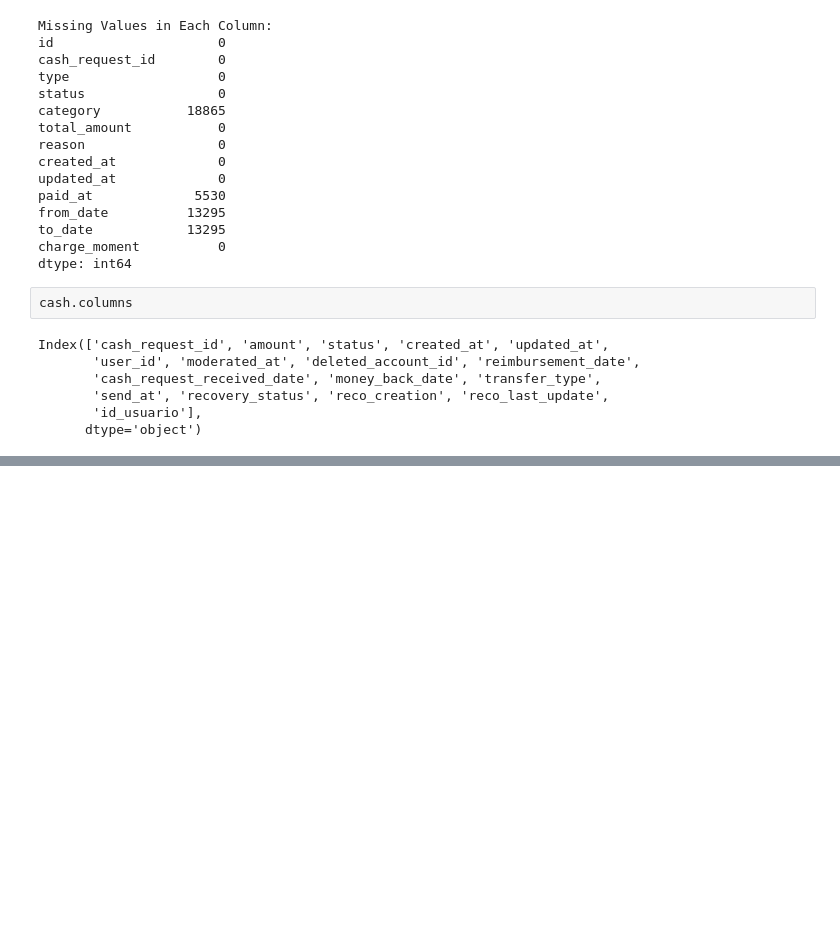
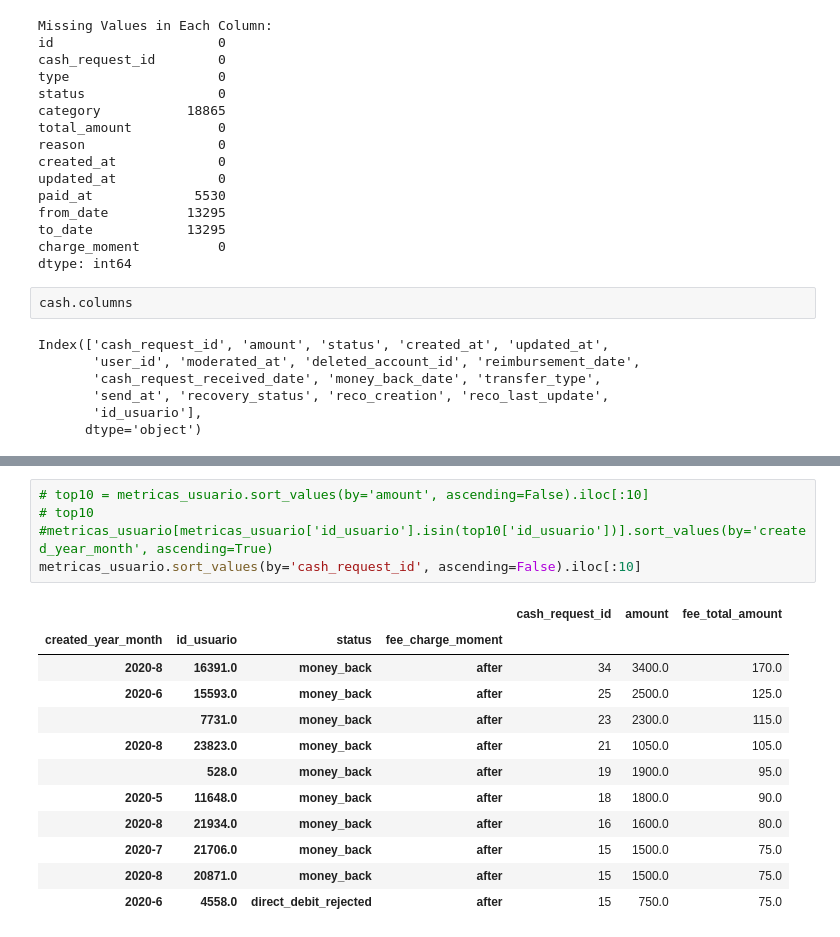
Before and after one commit to DataScience-UOC-projects/monayvi, a Jupyter notebook: notebooks/pre-procesamiento-merge.ipynb, the cells around one changed output, grey strips where cells are left out. Cells and saved outputs as stored; diff of their text form; blank space fills up the shorter version.

```diff
--- a/notebooks/pre-procesamiento-merge.ipynb
+++ b/notebooks/pre-procesamiento-merge.ipynb
@@ -92,0 +145,18 @@ cash_extra
+# %%
+# top10 = metricas_usuario.sort_values(by='amount', ascending=False).iloc[:10]
+# top10
+#metricas_usuario[metricas_usuario['id_usuario'].isin(top10['id_usuario'])].sort_values(by='created_year_month', ascending=True)
+metricas_usuario.sort_values(by='cash_request_id', ascending=False).iloc[:10]
+# %% [output]
+|  |  |  |  | cash_request_id | amount | fee_total_amount |
+| created_year_month | id_usuario | status | fee_charge_moment |  |  |  |
+| 2020-8 | 16391.0 | money_back | after | 34 | 3400.0 | 170.0 |
+| 2020-6 | 15593.0 | money_back | after | 25 | 2500.0 | 125.0 |
+|  | 7731.0 | money_back | after | 23 | 2300.0 | 115.0 |
+| 2020-8 | 23823.0 | money_back | after | 21 | 1050.0 | 105.0 |
+|  | 528.0 | money_back | after | 19 | 1900.0 | 95.0 |
+| 2020-5 | 11648.0 | money_back | after | 18 | 1800.0 | 90.0 |
+| 2020-8 | 21934.0 | money_back | after | 16 | 1600.0 | 80.0 |
+| 2020-7 | 21706.0 | money_back | after | 15 | 1500.0 | 75.0 |
+| 2020-8 | 20871.0 | money_back | after | 15 | 1500.0 | 75.0 |
+| 2020-6 | 4558.0 | direct_debit_rejected | after | 15 | 750.0 | 75.0 |
```
Also changed, not shown: parts of 13 cells of this notebook, 1 other file.
